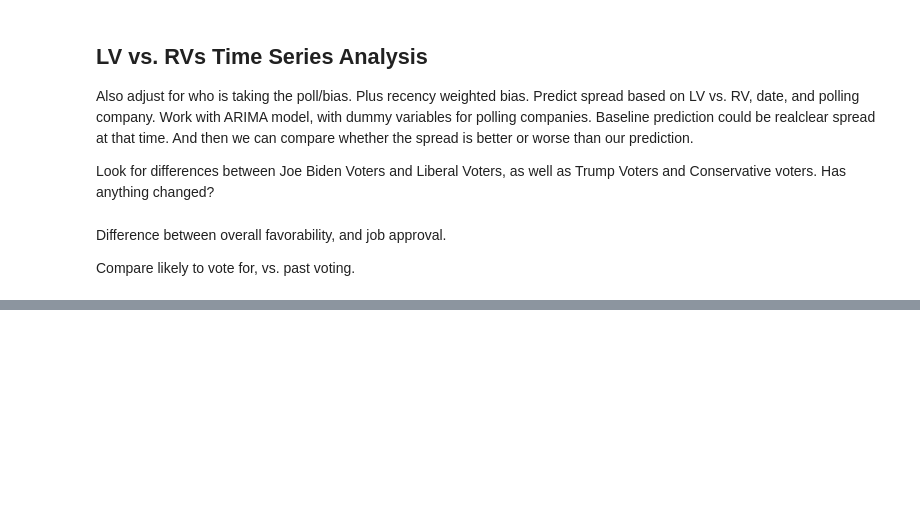
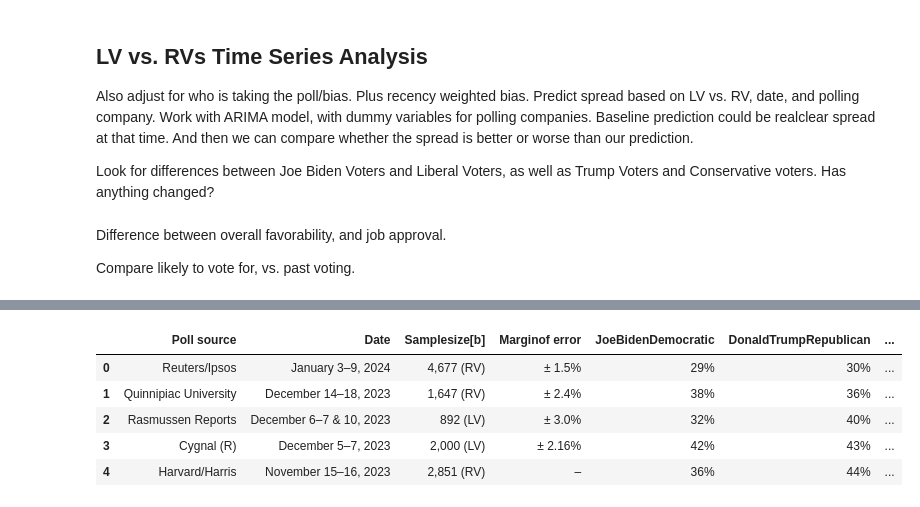
Before and after one commit to robertfeldstein/Election2024, a Jupyter notebook: polldatatesting.ipynb, the cells around one changed output, grey strips where cells are left out. Cells and saved outputs as stored; diff of their text form; code cells hidden in the pictures; blank space fills up the shorter version.

```diff
--- a/polldatatesting.ipynb
+++ b/polldatatesting.ipynb
@@ -216,0 +229,43 @@ Mean Squared Error: 7.6425746141848645
+# %%
+#Load in the Wikipedia table data
+
+url = "https://en.wikipedia.org/wiki/Nationwide_opinion_polling_for_the_2024_United_States_presidential_election"
+driver = webdriver.Chrome()
+
+driver.get(url)
+
+# Allow time for dynamic content to load (you may need to adjust the sleep duration)
+time.sleep(3)
+
+# Get the page source after dynamic content has loaded
+html_content = driver.page_source
+
+# Close the webdriver
+driver.quit()
+
+# Parse the HTML content with BeautifulSoup
+
+soup = BeautifulSoup(html_content, 'html5lib')
+
+# Now you can extract the table data using the same approach as before
+table = soup.find_all('table')
+
+table = table[10]
+# %%
+table_data = []
+for row in table.find_all('tr'):
+    row_data = [cell.text.strip() for cell in row.find_all(['td','th'])]
+    table_data.append(row_data)
+
+#Convert table data to a dataframe
+#We remove the first row since this is RCP summary data that we don't want to use
+
+df = pd.DataFrame(table_data[1:], columns=table_data[0])
+df.head()
+# %% [output]
+|  | Poll source | Date | Samplesize[b] | Marginof error | JoeBidenDemocratic | DonaldTrumpRepublican | ... |
+| 0 | Reuters/Ipsos | January 3–9, 2024 | 4,677 (RV) | ± 1.5% | 29% | 30% | ... |
+| 1 | Quinnipiac University | December 14–18, 2023 | 1,647 (RV) | ± 2.4% | 38% | 36% | ... |
+| 2 | Rasmussen Reports | December 6–7 & 10, 2023 | 892 (LV) | ± 3.0% | 32% | 40% | ... |
+| 3 | Cygnal (R) | December 5–7, 2023 | 2,000 (LV) | ± 2.16% | 42% | 43% | ... |
+| 4 | Harvard/Harris | November 15–16, 2023 | 2,851 (RV) | – | 36% | 44% | ... |
```
Also changed, not shown: parts of 9 cells of this notebook.
